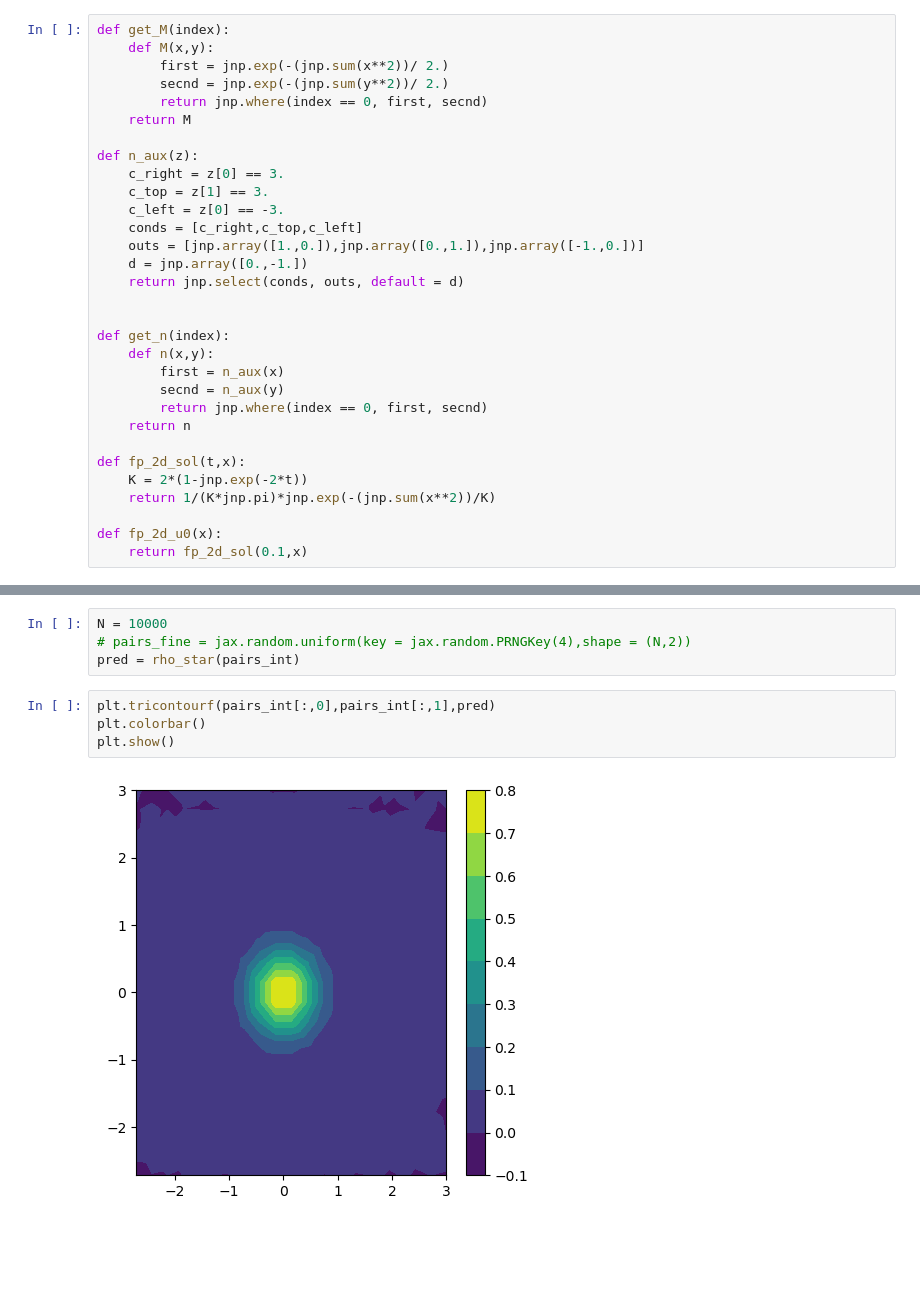
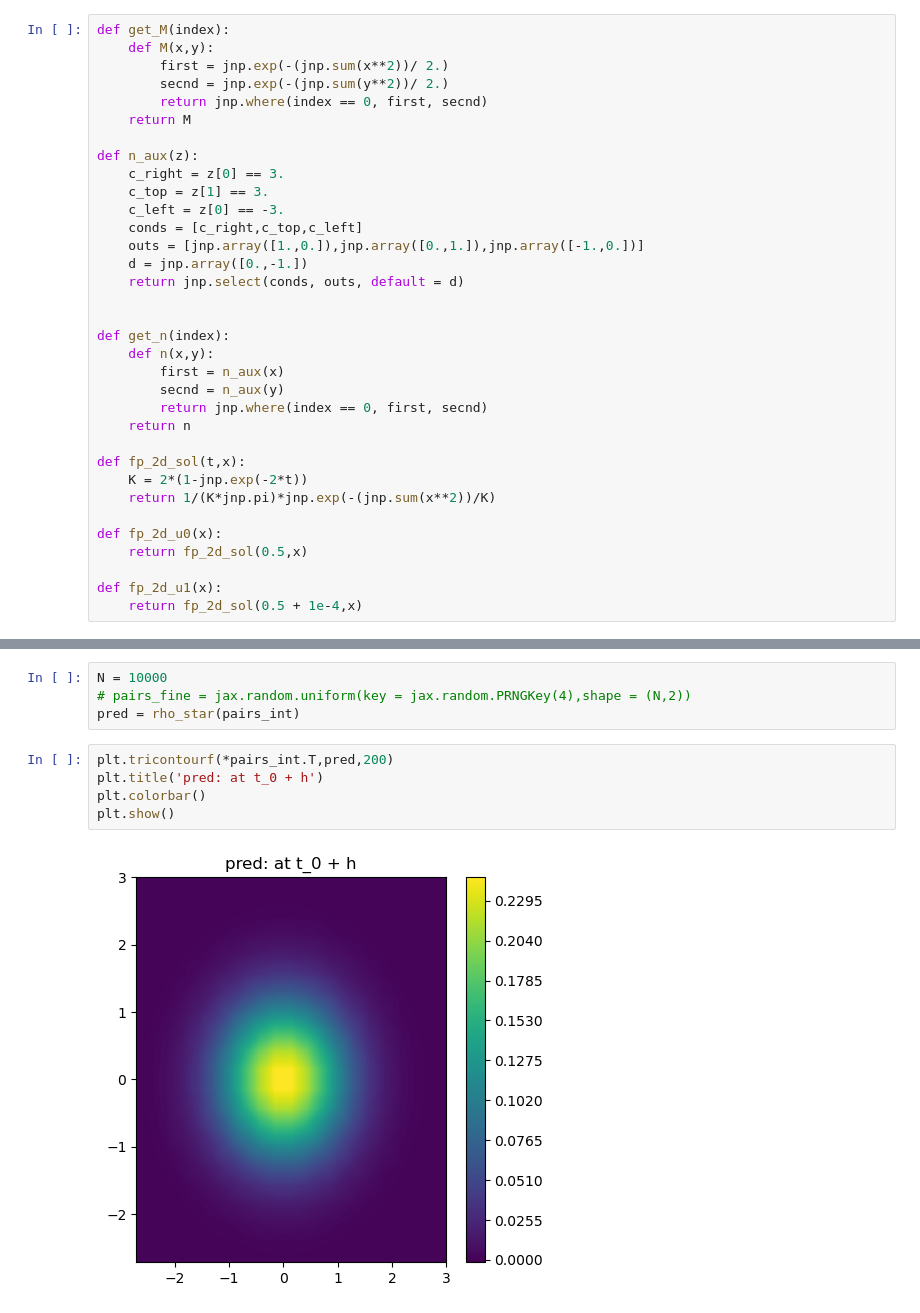
Before and after one commit to jfelipeosorio/kinetick, a Jupyter notebook: pdes/fokkerplanck_2d.ipynb, the cells around one changed output, grey strips where cells are left out. Drawn from its saved outputs; the diff is of its cells as text; blank space fills up the shorter version.

```diff
--- a/pdes/fokkerplanck_2d.ipynb
+++ b/pdes/fokkerplanck_2d.ipynb
@@ -120,7 +120,10 @@ def fp_2d_sol(t,x):
     return 1/(K*jnp.pi)*jnp.exp(-(jnp.sum(x**2))/K)
 
 def fp_2d_u0(x):
-    return fp_2d_sol(0.1,x)
+    return fp_2d_sol(0.5,x)
+
+def fp_2d_u1(x):
+    return fp_2d_sol(0.5 + 1e-4,x)
 # %%
 def vectorize_kfunc(k):
     return vmap(vmap(k, in_axes=(None,0)), in_axes=(0,None))
@@ -201,8 +204,9 @@ N = 10000
 # pairs_fine = jax.random.uniform(key = jax.random.PRNGKey(4),shape = (N,2))
 pred = rho_star(pairs_int)
 # %%
-plt.tricontourf(pairs_int[:,0],pairs_int[:,1],pred)
+plt.tricontourf(*pairs_int.T,pred,200)
+plt.title('pred: at t_0 + h')
 plt.colorbar()
 plt.show()
 # %% [output]
-[figure, old version]
+[figure, new version]
```
Also changed, not shown: parts of 2 cells of this notebook.
